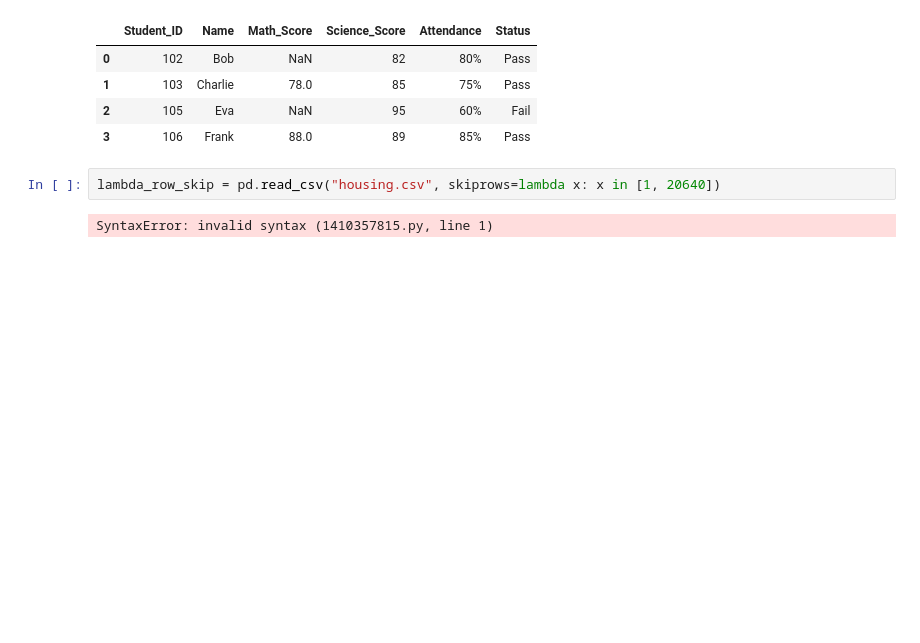
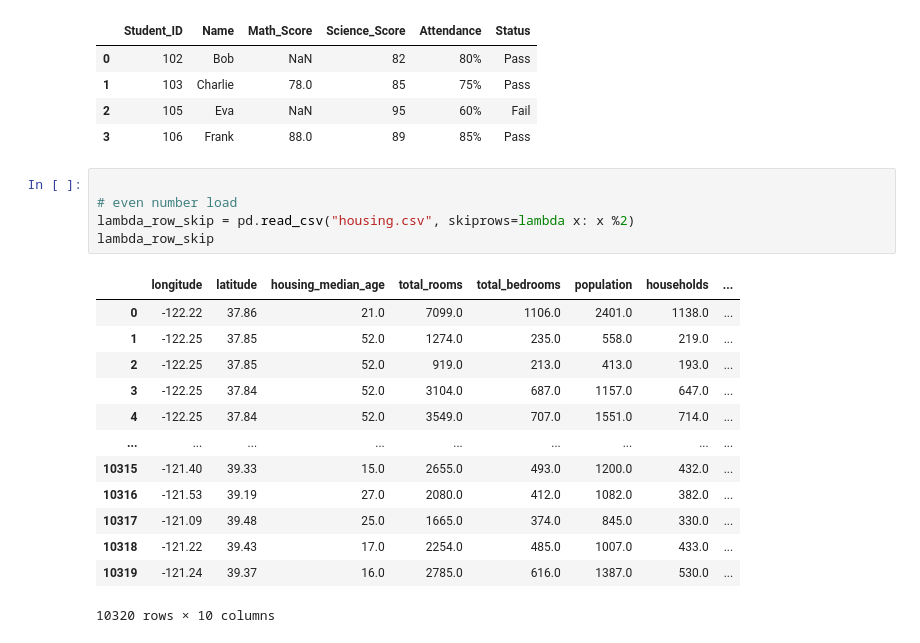
Before and after one commit to malik09-teach/ML-BASICS-PROJECTS-, a Jupyter notebook: working on CSV/CSVopreation.ipynb, the cells around one changed output. Saved outputs shown, nothing was run; the diff lists cells and outputs as text; blank space fills up the shorter version.

```diff
--- a/working on CSV/CSVopreation.ipynb
+++ b/working on CSV/CSVopreation.ipynb
@@ -286,6 +286,21 @@ row_skips
 | 2 | 105 | Eva | NaN | 95 | 60% | Fail |
 | 3 | 106 | Frank | 88.0 | 89 | 85% | Pass |
 # %%
-lambda_row_skip = pd.read_csv("housing.csv", skiprows=lambda x: x in [1, 20640])
+
+# even number load
+lambda_row_skip = pd.read_csv("housing.csv", skiprows=lambda x: x %2)
+lambda_row_skip
 # %% [output]
+|  | longitude | latitude | housing_median_age | total_rooms | total_bedrooms | population | households | ... |
+| 0 | -122.22 | 37.86 | 21.0 | 7099.0 | 1106.0 | 2401.0 | 1138.0 | ... |
+| 1 | -122.25 | 37.85 | 52.0 | 1274.0 | 235.0 | 558.0 | 219.0 | ... |
+| 2 | -122.25 | 37.85 | 52.0 | 919.0 | 213.0 | 413.0 | 193.0 | ... |
+| 3 | -122.25 | 37.84 | 52.0 | 3104.0 | 687.0 | 1157.0 | 647.0 | ... |
+| 4 | -122.25 | 37.84 | 52.0 | 3549.0 | 707.0 | 1551.0 | 714.0 | ... |
+| ... | ... | ... | ... | ... | ... | ... | ... | ... |
+| 10315 | -121.40 | 39.33 | 15.0 | 2655.0 | 493.0 | 1200.0 | 432.0 | ... |
+| 10316 | -121.53 | 39.19 | 27.0 | 2080.0 | 412.0 | 1082.0 | 382.0 | ... |
+| 10317 | -121.09 | 39.48 | 25.0 | 1665.0 | 374.0 | 845.0 | 330.0 | ... |
+| 10318 | -121.22 | 39.43 | 17.0 | 2254.0 | 485.0 | 1007.0 | 433.0 | ... |
+| 10319 | -121.24 | 39.37 | 16.0 | 2785.0 | 616.0 | 1387.0 | 530.0 | ... |
-SyntaxError: invalid syntax (1410357815.py, line 1)
+10320 rows × 10 columns
```
Also changed, not shown: parts of 15 cells of this notebook.
